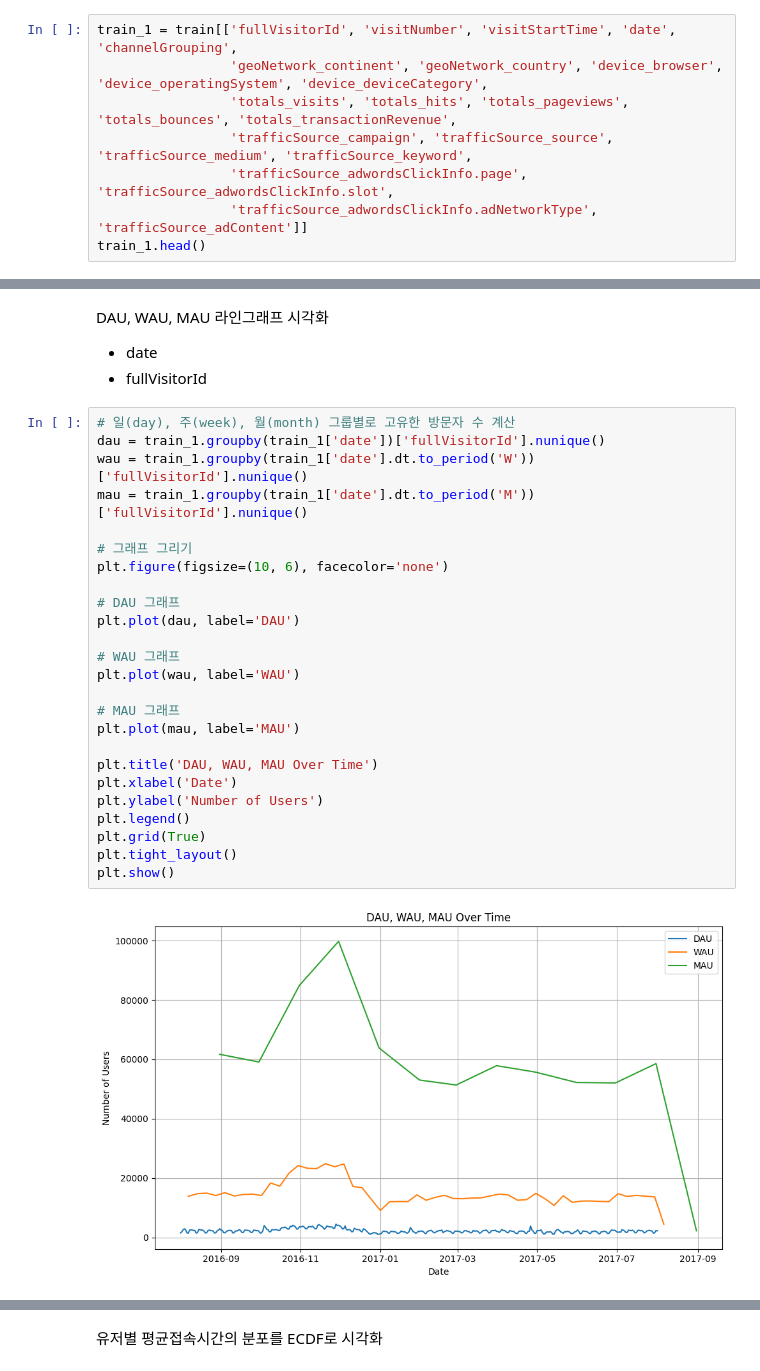
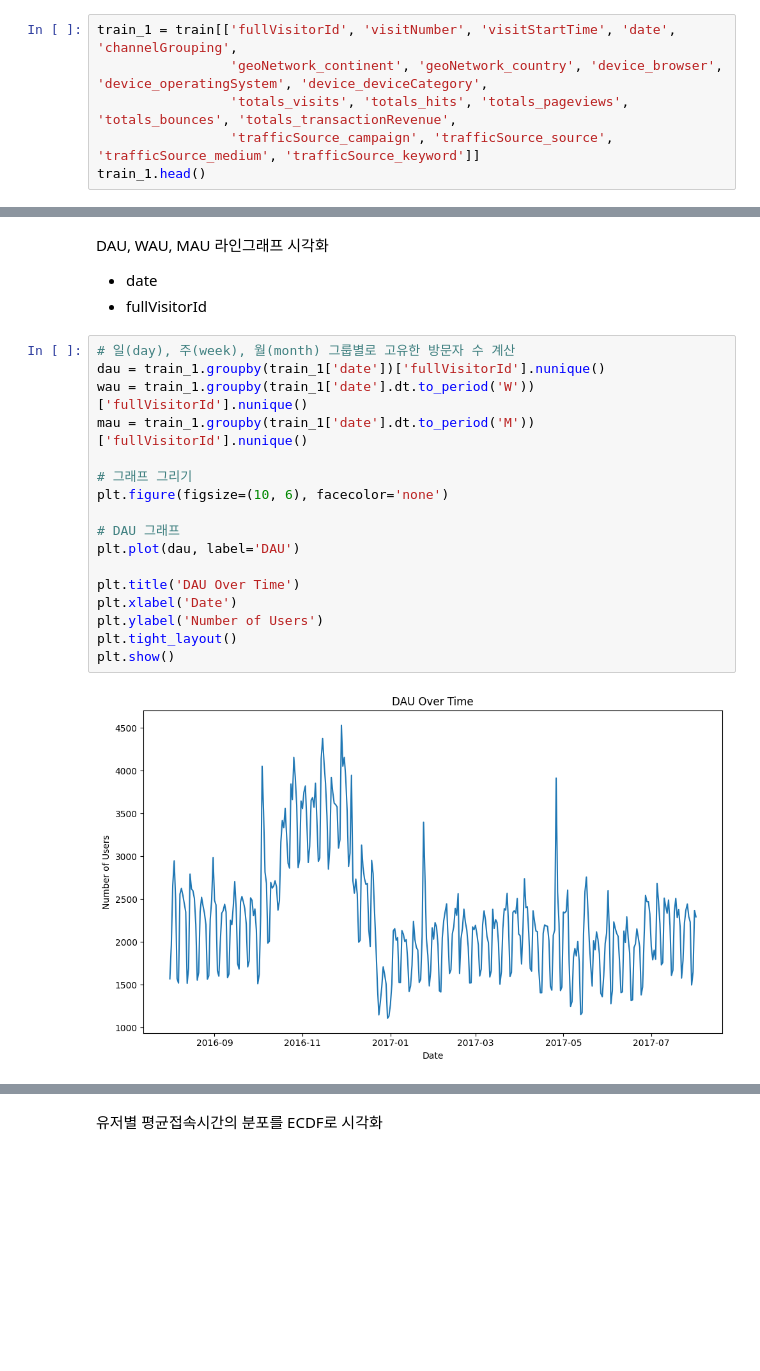
Before and after one commit to DIB-PP/-, a Jupyter notebook: data_Check.ipynb, the cells around one changed output, grey strips where cells are left out. Saved outputs shown, nothing was run; the diff lists cells and outputs as text; blank space fills up the shorter version.

```diff
--- a/data_Check.ipynb
+++ b/data_Check.ipynb
@@ -256,9 +240,7 @@ train[['device_browser', 'device_operatingSystem', 'device_deviceCategory', 'tra
 train_1 = train[['fullVisitorId', 'visitNumber', 'visitStartTime', 'date', 'channelGrouping',
                  'geoNetwork_continent', 'geoNetwork_country', 'device_browser', 'device_operatingSystem', 'device_deviceCategory',
                  'totals_visits', 'totals_hits', 'totals_pageviews', 'totals_bounces', 'totals_transactionRevenue',
-                 'trafficSource_campaign', 'trafficSource_source', 'trafficSource_medium', 'trafficSource_keyword',
-                 'trafficSource_adwordsClickInfo.page', 'trafficSource_adwordsClickInfo.slot',
-                 'trafficSource_adwordsClickInfo.adNetworkType', 'trafficSource_adContent']]
+                 'trafficSource_campaign', 'trafficSource_source', 'trafficSource_medium', 'trafficSource_keyword']]
 train_1.head()
 # %% [output]
 |  | fullVisitorId | visitNumber | visitStartTime | date | channelGrouping | geoNetwork_continent | ... |
@@ -537,27 +414,19 @@ DAU, WAU, MAU 라인그래프 시각화
 # %%
 # 일(day), 주(week), 월(month) 그룹별로 고유한 방문자 수 계산
 dau = train_1.groupby(train_1['date'])['fullVisitorId'].nunique()
 wau = train_1.groupby(train_1['date'].dt.to_period('W'))['fullVisitorId'].nunique()
 mau = train_1.groupby(train_1['date'].dt.to_period('M'))['fullVisitorId'].nunique()
 
 # 그래프 그리기
 plt.figure(figsize=(10, 6), facecolor='none')
 
 # DAU 그래프
 plt.plot(dau, label='DAU')
 
-# WAU 그래프
-plt.plot(wau, label='WAU')
-
-# MAU 그래프
-plt.plot(mau, label='MAU')
-
-plt.title('DAU, WAU, MAU Over Time')
+plt.title('DAU Over Time')
 plt.xlabel('Date')
 plt.ylabel('Number of Users')
-plt.legend()
-plt.grid(True)
 plt.tight_layout()
 plt.show()
 # %% [output]
-[figure, old version]
+[figure, new version]
```
Also changed, not shown: parts of 23 cells of this notebook.
